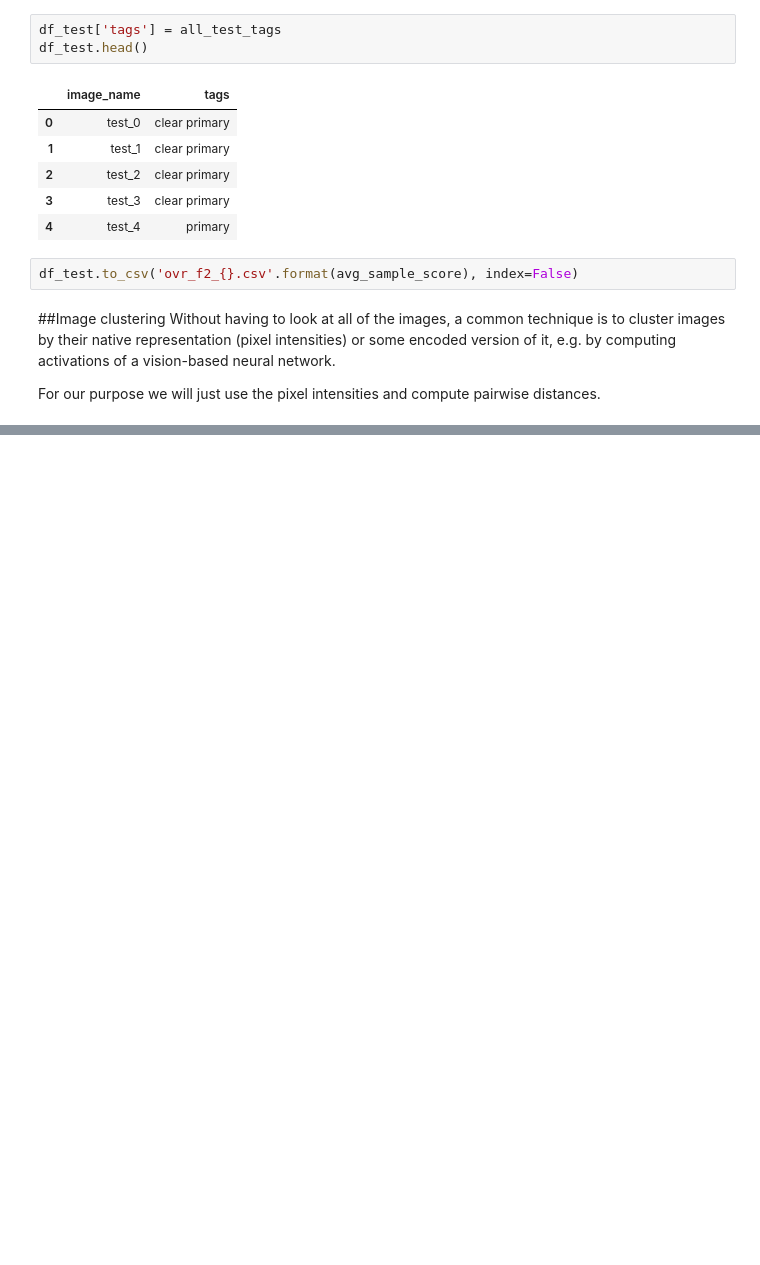
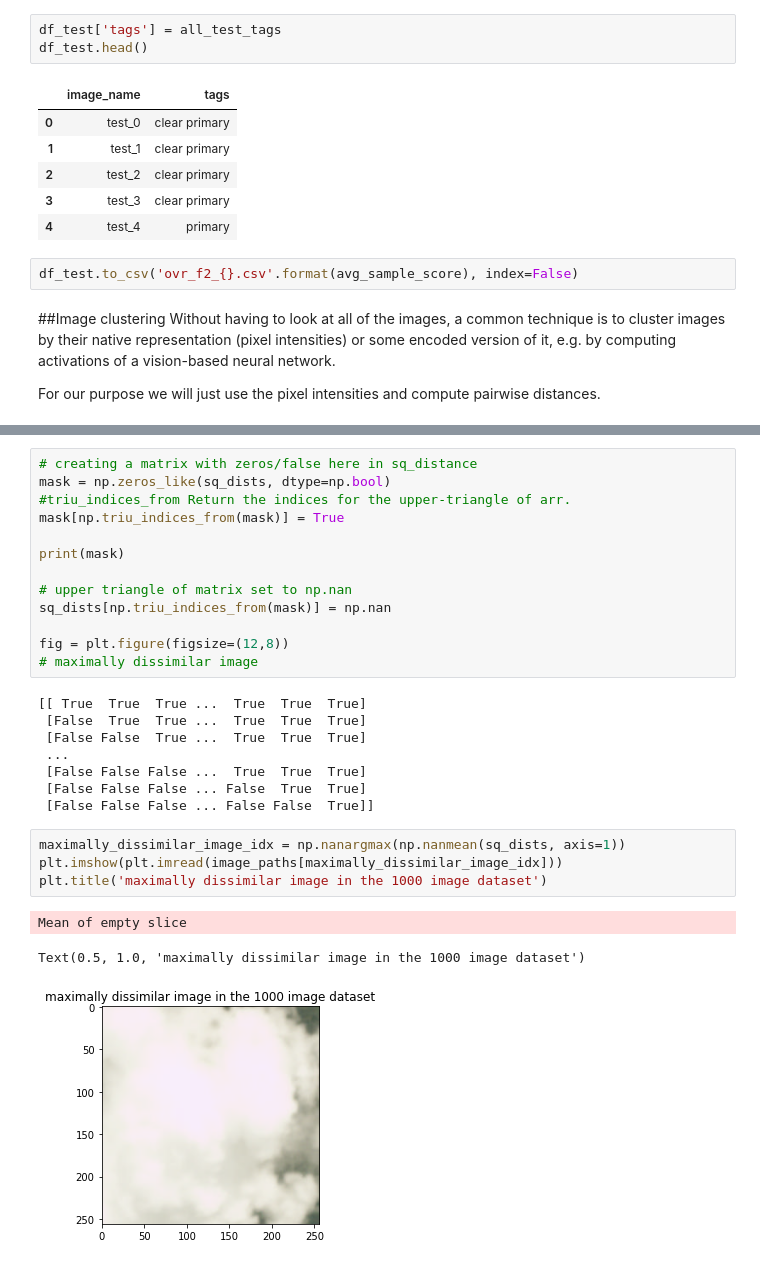
Before and after one commit to sidhant-guliani/satellite-images-CNN, a Jupyter notebook: multimultilabel_classification.ipynb, the cells around one changed output, grey strips where cells are left out. Cells and saved outputs as stored; diff of their text form; blank space fills up the shorter version.

```diff
--- a/multimultilabel_classification.ipynb
+++ b/multimultilabel_classification.ipynb
@@ -377,0 +446,29 @@ sns.clustermap(
+# %%
+# creating a matrix with zeros/false here in sq_distance
+mask = np.zeros_like(sq_dists, dtype=np.bool)
+#triu_indices_from Return the indices for the upper-triangle of arr.
+mask[np.triu_indices_from(mask)] = True
+
+print(mask)
+
+# upper triangle of matrix set to np.nan
+sq_dists[np.triu_indices_from(mask)] = np.nan
+
+fig = plt.figure(figsize=(12,8))
+# maximally dissimilar image
+# %% [output]
+[[ True  True  True ...  True  True  True]
+ [False  True  True ...  True  True  True]
+ [False False  True ...  True  True  True]
+ ...
+ [False False False ...  True  True  True]
+ [False False False ... False  True  True]
+ [False False False ... False False  True]]
+# %%
+maximally_dissimilar_image_idx = np.nanargmax(np.nanmean(sq_dists, axis=1))
+plt.imshow(plt.imread(image_paths[maximally_dissimilar_image_idx]))
+plt.title('maximally dissimilar image in the 1000 image dataset')
+# %% [output]
+Mean of empty slice
+Text(0.5, 1.0, 'maximally dissimilar image in the 1000 image dataset')
+[figure, added]
```
Also changed, not shown: parts of 17 cells of this notebook.
